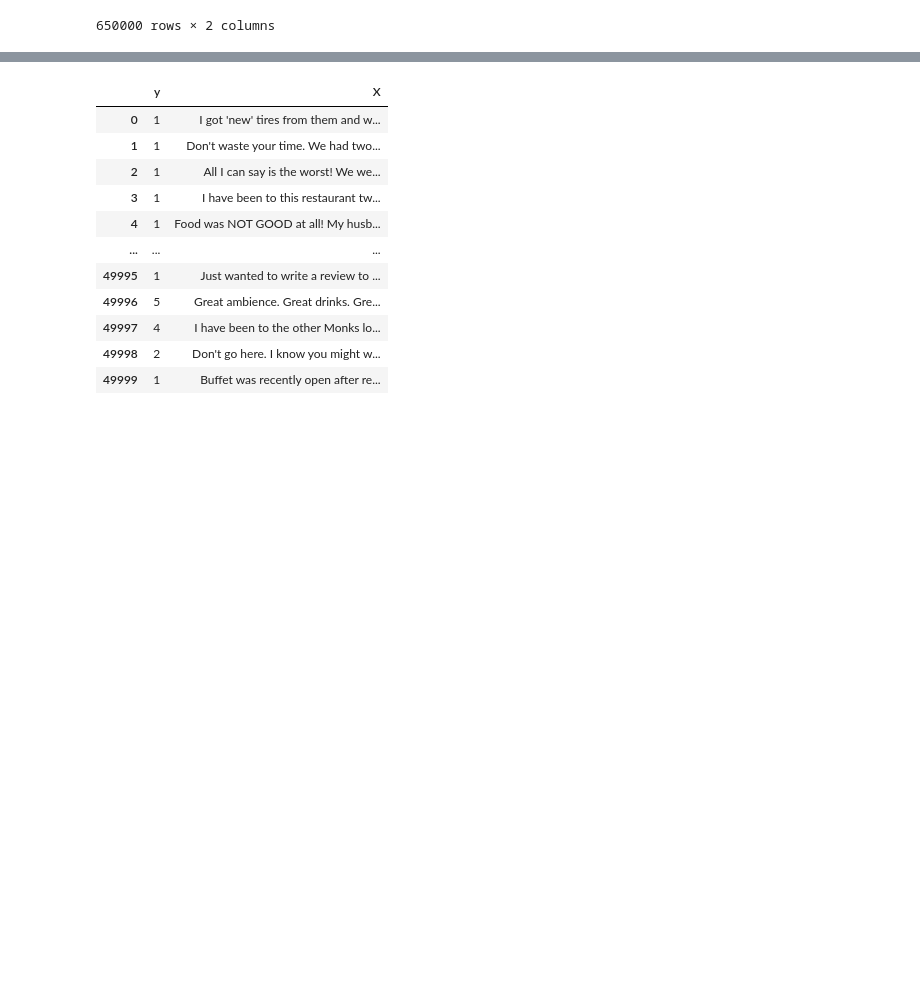
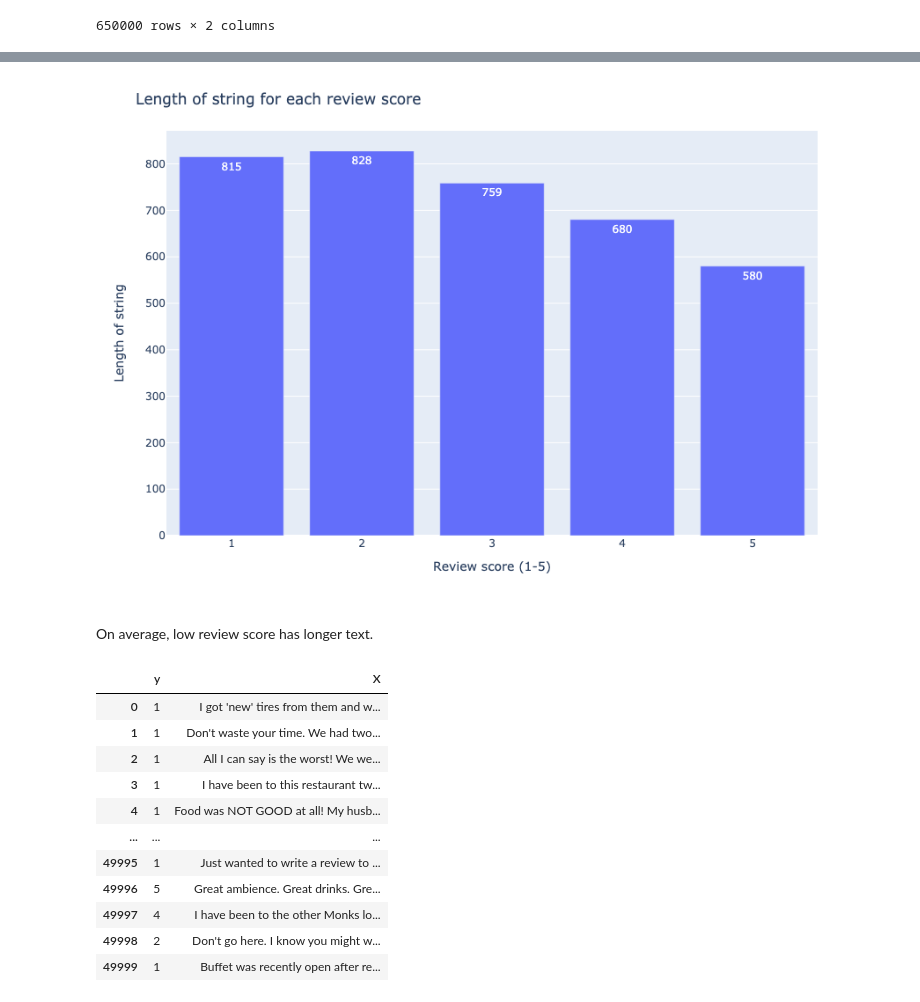
Before and after one commit to Noravee/Comparative-Analysis-of-N-grams-Language-Model-and-Embedding-Techniques-in-Sentiment-Analysis, a Jupyter notebook: notebooks/Sentiment_Analysis.ipynb, the cells around one changed output, grey strips where cells are left out. Drawn from its saved outputs; the diff is of its cells as text; code cells hidden in the pictures; blank space fills up the shorter version.

```diff
--- a/notebooks/Sentiment_Analysis.ipynb
+++ b/notebooks/Sentiment_Analysis.ipynb
@@ -56,3 +60,6 @@ train
 | 649998 | 5 | I was able to once again rely on ... |
 | 649999 | 1 | I have been using this company fo... |
 650000 rows × 2 columns
+# %%
+f = lambda x: x.str.len().mean()
+train.groupby('y').X.agg(f)
@@ -59,3 +74,13 @@ train
+# %%
+fig = px.bar(x=range(1,6), y=train.groupby('y').X.agg(f), text_auto='d', width=900, height=600)
+fig.update_xaxes(title='Review score (1-5)')
+fig.update_yaxes(title='Length of string')
+fig.update_layout(title = 'Length of string for each review score')
+fig.show('png')
+# %% [output]
+[figure, added]
+# %% [markdown]
+On average, low review score has longer text.
 # %%
 X_train = train.X
 y_train = train.y
```
Also changed, not shown: parts of 4 cells of this notebook.
